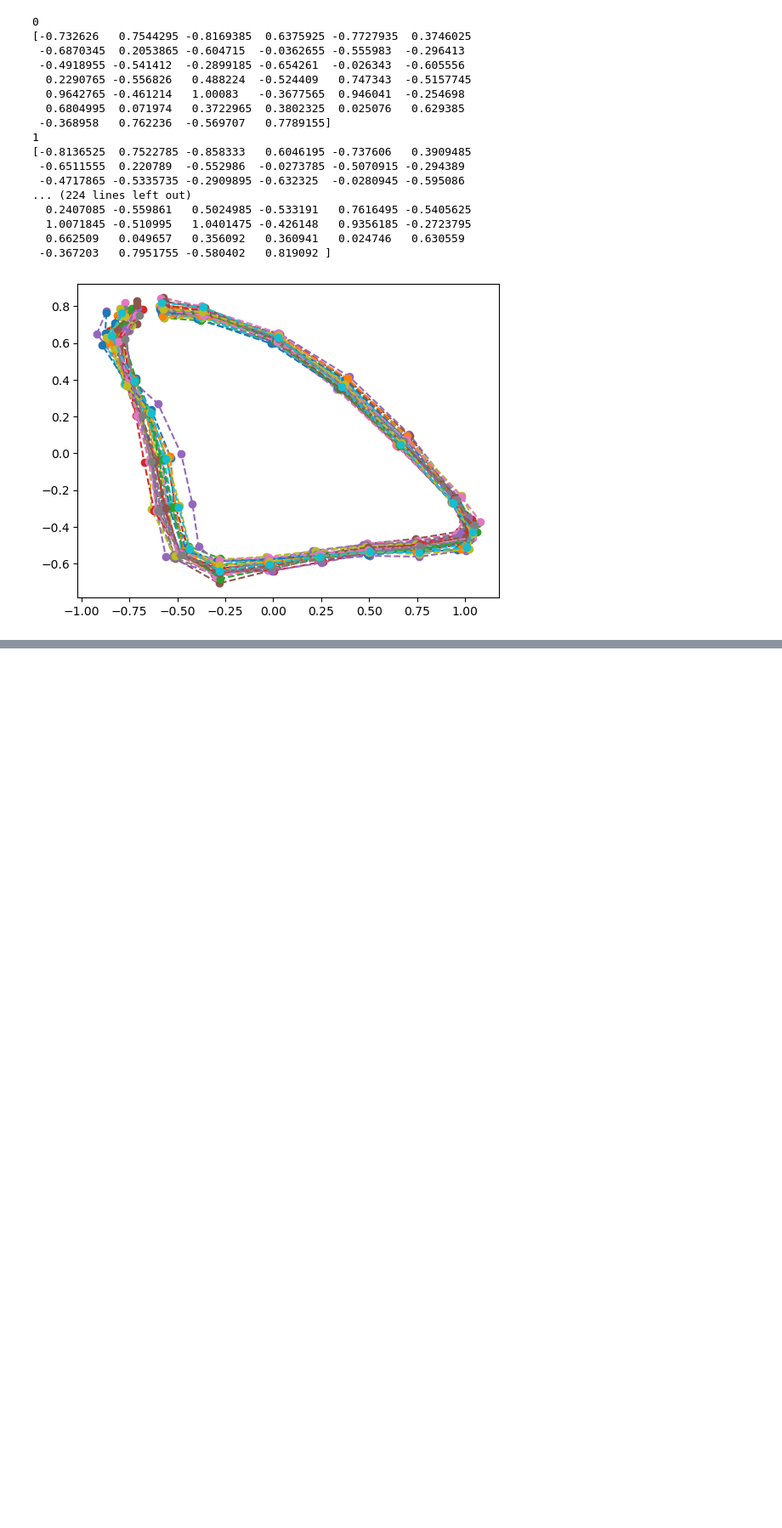
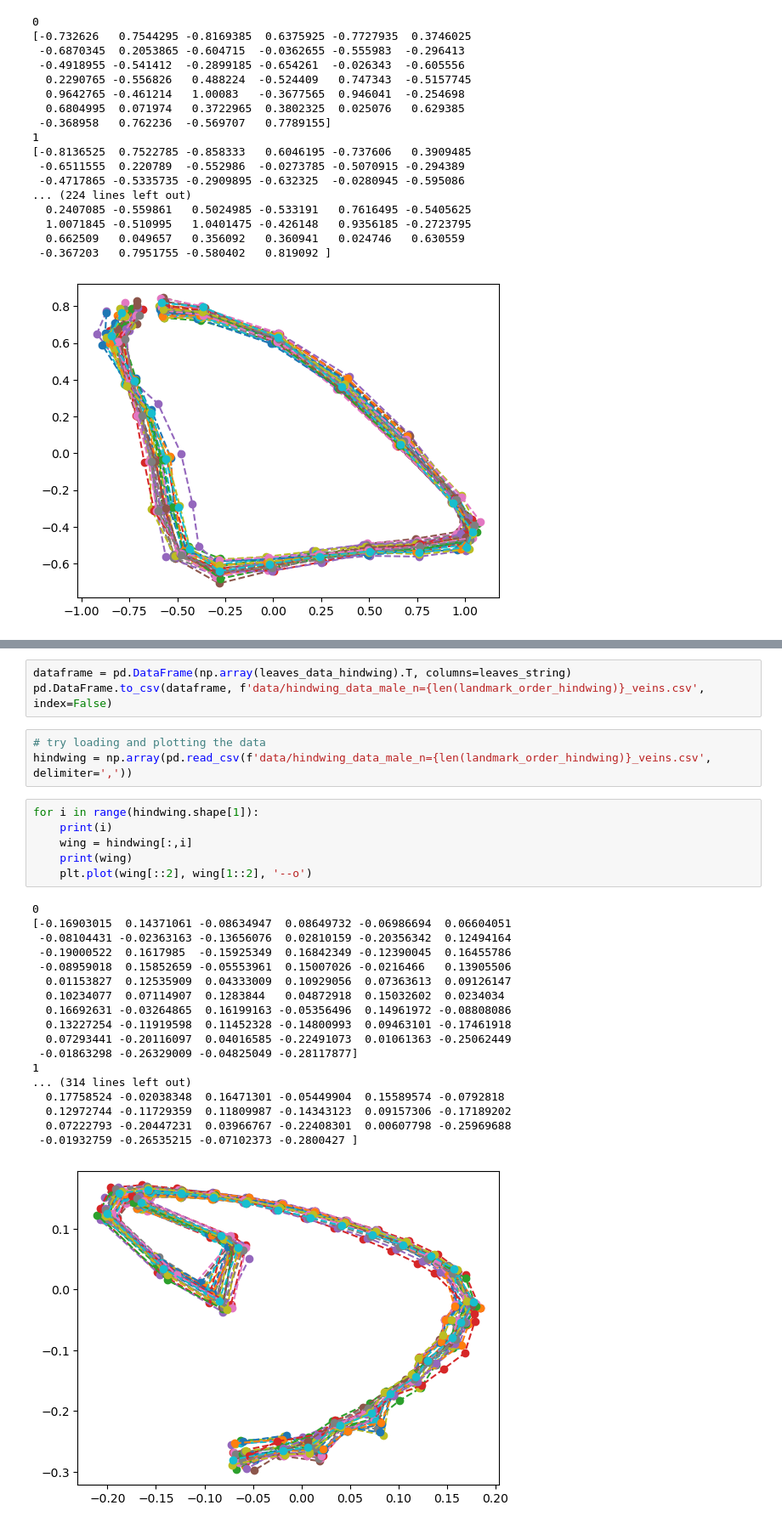
Before and after one commit to sofiastroustrup/stochastic_phylogenetic_models_of_shape, a Jupyter notebook: chazot/dataprep.ipynb, the cells around one changed output, grey strips where cells are left out. Shown at 85% size. Saved outputs shown, nothing was run; the diff lists cells and outputs as text; blank space fills up the shorter version.

```diff
--- a/chazot/dataprep.ipynb
+++ b/chazot/dataprep.ipynb
@@ -96,0 +198,31 @@ for i in range(forewing.shape[1]):
+# %%
+dataframe = pd.DataFrame(np.array(leaves_data_hindwing).T, columns=leaves_string)
+pd.DataFrame.to_csv(dataframe, f'data/hindwing_data_male_n={len(landmark_order_hindwing)}_veins.csv', index=False)
+# %%
+# try loading and plotting the data
+hindwing = np.array(pd.read_csv(f'data/hindwing_data_male_n={len(landmark_order_hindwing)}_veins.csv', delimiter=','))
+# %%
+for i in range(hindwing.shape[1]):
+    print(i)
+    wing = hindwing[:,i]
+    print(wing)
+    plt.plot(wing[::2], wing[1::2], '--o')
+# %% [output]
+0
+[-0.16903015  0.14371061 -0.08634947  0.08649732 -0.06986694  0.06604051
+ -0.08104431 -0.02363163 -0.13656076  0.02810159 -0.20356342  0.12494164
+ -0.19000522  0.1617985  -0.15925349  0.16842349 -0.12390045  0.16455786
+ -0.08959018  0.15852659 -0.05553961  0.15007026 -0.0216466   0.13905506
+  0.01153827  0.12535909  0.04333009  0.10929056  0.07363613  0.09126147
+  0.10234077  0.07114907  0.1283844   0.04872918  0.15032602  0.0234034
+  0.16692631 -0.03264865  0.16199163 -0.05356496  0.14961972 -0.08808086
+  0.13227254 -0.11919598  0.11452328 -0.14800993  0.09463101 -0.17461918
+  0.07293441 -0.20116097  0.04016585 -0.22491073  0.01061363 -0.25062449
+ -0.01863298 -0.26329009 -0.04825049 -0.28117877]
+1
+... (314 lines left out)
+  0.17758524 -0.02038348  0.16471301 -0.05449904  0.15589574 -0.0792818
+  0.12972744 -0.11729359  0.11809987 -0.14343123  0.09157306 -0.17189202
+  0.07222793 -0.20447231  0.03966767 -0.22408301  0.00607798 -0.25969688
+ -0.01932759 -0.26535215 -0.07102373 -0.2800427 ]
+[figure, added]
```
Also changed, not shown: parts of 23 cells of this notebook, 11 other files.
